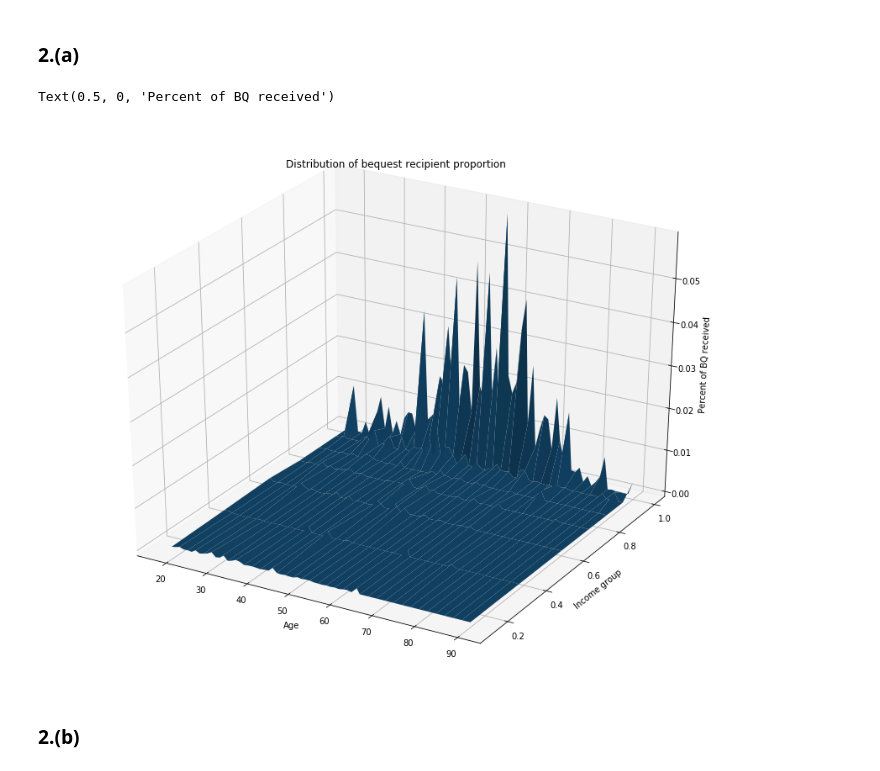
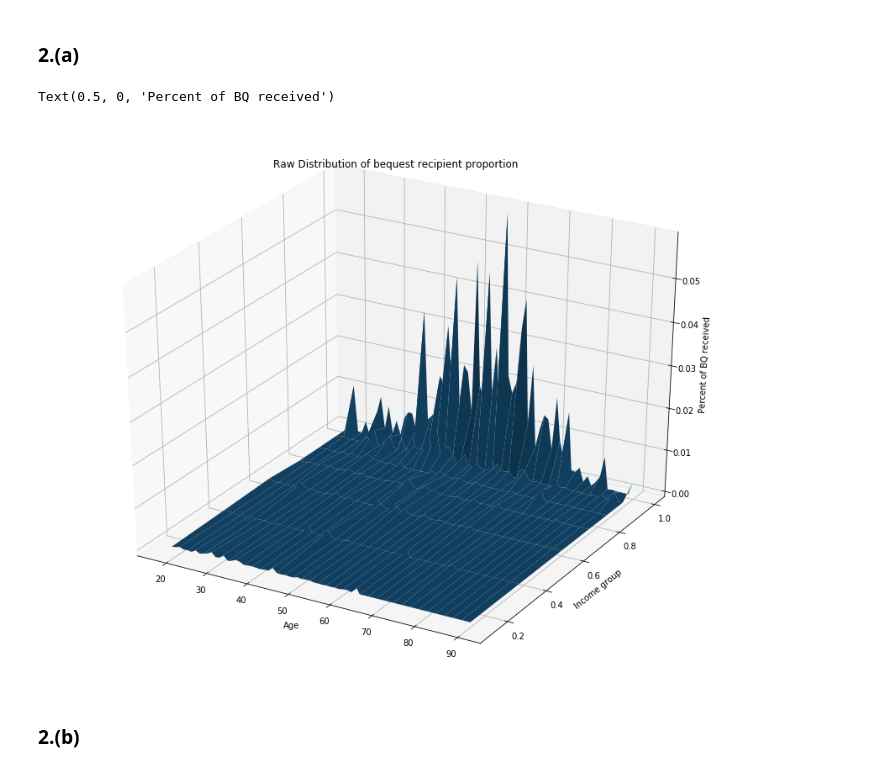
Before and after one commit to timqzhang/persp-research-econ_Spr20, a Jupyter notebook: ProblemSets/PS1/hw1-sol-QianZhang.ipynb, the cells around one changed output. Drawn from its saved outputs; the diff is of its cells as text; code cells hidden in the pictures.

```diff
--- a/ProblemSets/PS1/hw1-sol-QianZhang.ipynb
+++ b/ProblemSets/PS1/hw1-sol-QianZhang.ipynb
@@ -169,25 +163,25 @@ As the sum of probabilities is already 1, no more normalizing is needed.
 # %% [markdown]
 ### 2.(a)
 # %%
-#Make 3D surface plot
+#Make 3D plot
 
 age_vec = np.arange(18, 91)
 lambdas = np.array([0.25, 0.25, 0.20, 0.10, 0.10, 0.09, 0.01])
 lambdas_mdpts = np.array([0.125, 0.375, 0.60, 0.75, 0.85,
                           0.94, 0.995])
 
 income_mat, age_mat = np.meshgrid(lambdas_mdpts, age_vec)
 
 fig = plt.figure(figsize=(15,12))
 ax = fig.gca(projection='3d')
 ax.plot_surface(age_mat, income_mat, bq_data)
-ax.set_title('Distribution of bequest recipient proportion')
+ax.set_title('Raw Distribution of bequest recipient proportion')
 ax.set_xlabel('Age')
 ax.set_ylabel('Income group')
 ax.set_zlabel('Percent of BQ received')
 # %% [output]
 Text(0.5, 0, 'Percent of BQ received')
-[figure, old version]
+[figure, new version]
 # %% [markdown]
 ### 2.(b)
 # %%
```
Also changed, not shown: parts of 6 cells of this notebook.
